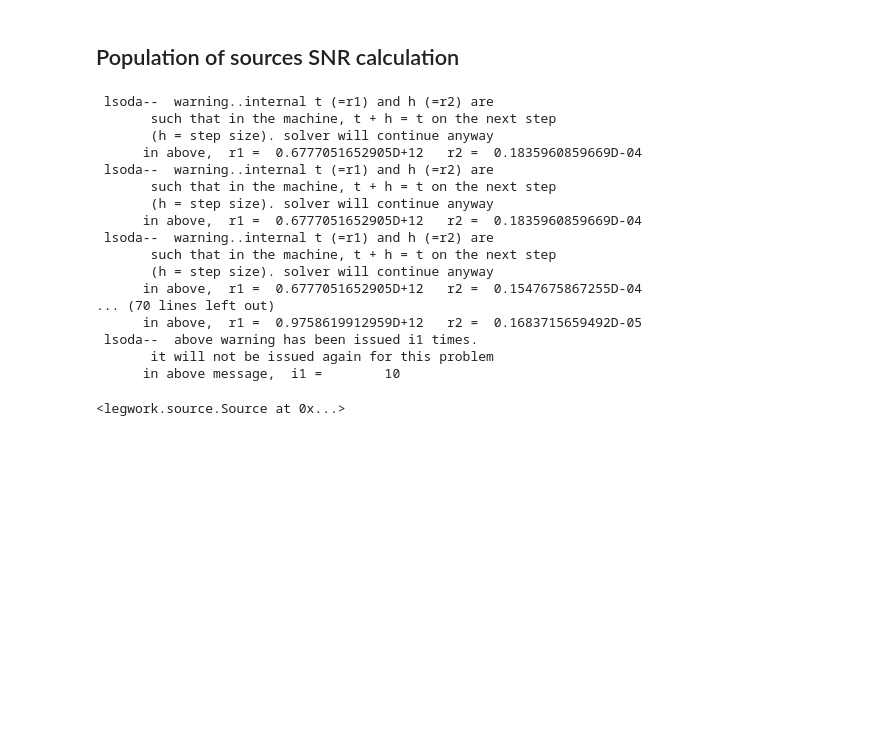
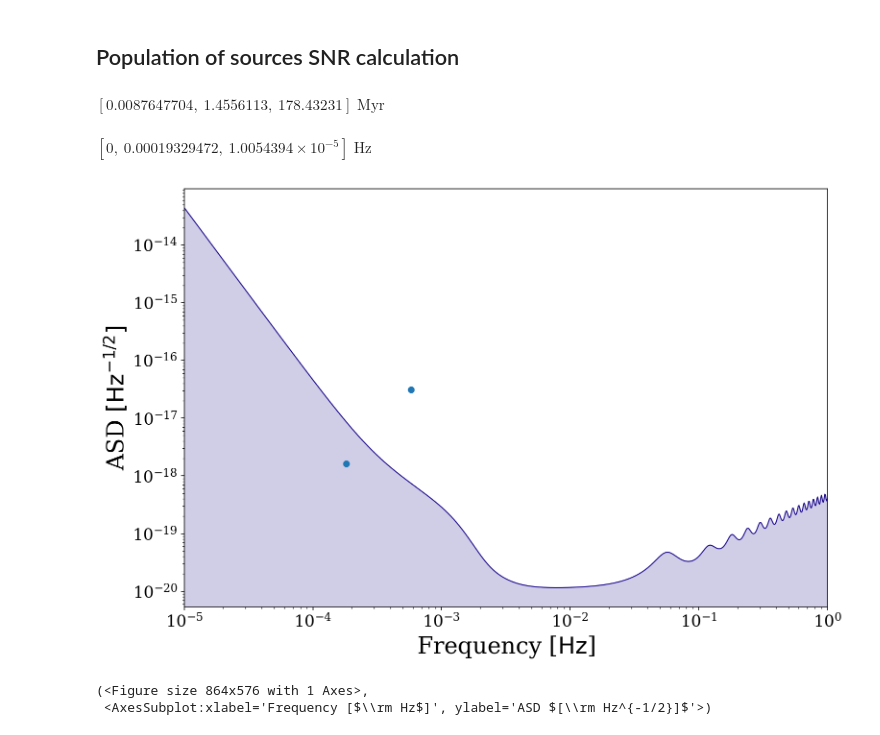
Before and after one commit to TeamLEGWORK/LEGWORK, a Jupyter notebook: docs/demos/BasicSNRCalculation.ipynb, the cells around one changed output. Saved outputs shown, nothing was run; the diff lists cells and outputs as text; code cells hidden in the pictures; blank space fills up the shorter version.

```diff
--- a/docs/demos/BasicSNRCalculation.ipynb
+++ b/docs/demos/BasicSNRCalculation.ipynb
@@ -44,32 +48,13 @@ That's it! Behind the scenes LEGWORK has checked whether the source is eccentric
 ## Population of sources SNR calculation
 # %%
 n = 10
-sources = lw.source.Source(m_1=np.random.uniform(0, 10, n) * u.Msun,
-                          m_2=np.random.uniform(0, 10, n) * u.Msun,
-                          ecc=np.random.uniform(0, 0.95, n),
-                          f_orb=10**np.random.uniform(-5, -3, n) * u.Hz,
-                          dist=np.random.uniform(0, 20, n) * u.kpc)
+sources = lw.source.Source(m_1=[10, 10, 10] * u.Msun,
+                           m_2=[10, 10, 10] * u.Msun,
+                           ecc=[0, 0.5, 0.7],
+                           f_orb=[1e-3, 1e-4, 1e-5] * u.Hz,
+                           dist=[8, 8, 8] * u.kpc,
+                           interpolate_g=False)
-# %%
-sources.evolve_sources(t_evol=50000 * u.yr)
-# %% [output]
- lsoda--  warning..internal t (=r1) and h (=r2) are
-       such that in the machine, t + h = t on the next step
-       (h = step size). solver will continue anyway
-      in above,  r1 =  0.6777051652905D+12   r2 =  0.1835960859669D-04
- lsoda--  warning..internal t (=r1) and h (=r2) are
-       such that in the machine, t + h = t on the next step
-       (h = step size). solver will continue anyway
-      in above,  r1 =  0.6777051652905D+12   r2 =  0.1835960859669D-04
- lsoda--  warning..internal t (=r1) and h (=r2) are
-       such that in the machine, t + h = t on the next step
-       (h = step size). solver will continue anyway
-      in above,  r1 =  0.6777051652905D+12   r2 =  0.1547675867255D-04
-... (70 lines left out)
-      in above,  r1 =  0.9758619912959D+12   r2 =  0.1683715659492D-05
- lsoda--  above warning has been issued i1 times.
-       it will not be issued again for this problem
-      in above message,  i1 =        10
-# %%
-sources.
-# %% [output]
-<legwork.source.Source at 0x...>
+# %%
+sources.get_merger_time().to(u.Myr)
+# %% [output]
+$[0.0087647704,~1.4556113,~178.43231] \; \mathrm{Myr}$
@@ -75,0 +63,11 @@ sources.
+# %%
+sources.f_orb
+# %% [output]
+$[0,~0.00019329472,~1.0054394 \times 10^{-5}] \; \mathrm{Hz}$
+# %%
+sources.get_snr()
+sources.plot_sources_on_sc()
+# %% [output]
+[figure, added]
+(<Figure size 864x576 with 1 Axes>,
+ <AxesSubplot:xlabel='Frequency [$\\rm Hz$]', ylabel='ASD $[\\rm Hz^{-1/2}]$'>)
```
Also changed, not shown: parts of 2 cells of this notebook.
